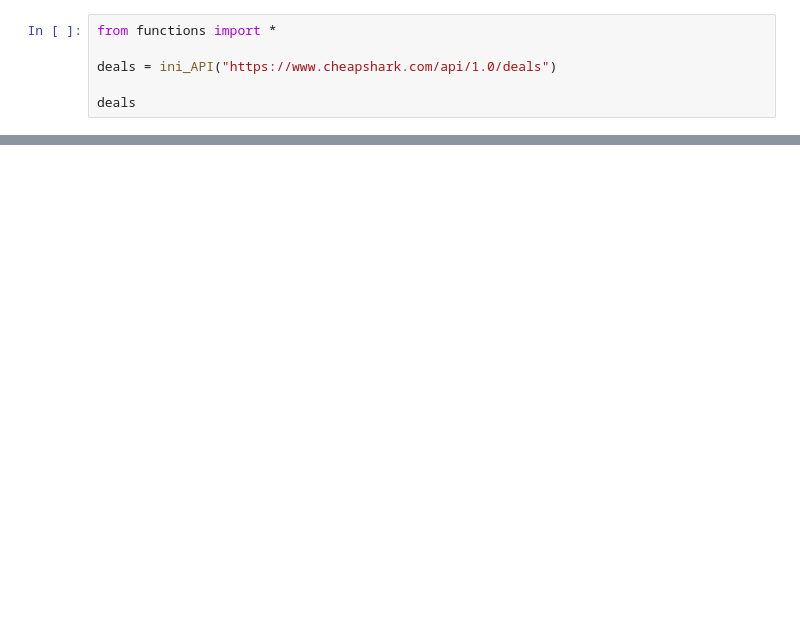
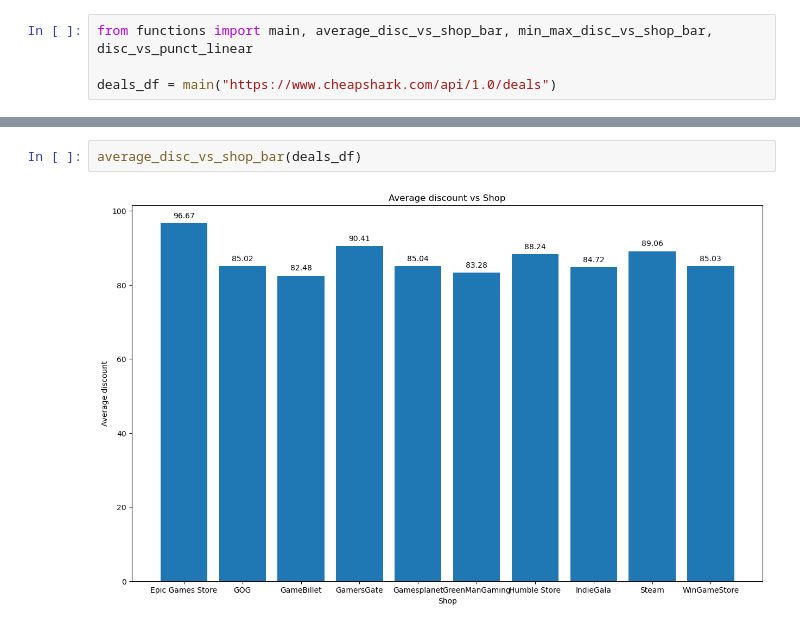
Before and after one commit to ivanalonsom/Project3_DataAnalysis_Oriented_To_Sales_Strategies, a Jupyter notebook: main.ipynb, the cells around one changed output, grey strips where cells are left out. Cells and saved outputs as stored; diff of their text form; blank space fills up the shorter version.

```diff
--- a/main.ipynb
+++ b/main.ipynb
@@ -1,6 +1,4 @@
 # %%
-from functions import *
+from functions import main, average_disc_vs_shop_bar, min_max_disc_vs_shop_bar, disc_vs_punct_linear
 
-deals = ini_API("https://www.cheapshark.com/api/1.0/deals")
-
-deals
+deals_df = main("https://www.cheapshark.com/api/1.0/deals")
@@ -24,0 +14,4 @@ deals
+# %%
+average_disc_vs_shop_bar(deals_df)
+# %% [output]
+[figure, added]
```
Also changed, not shown: parts of 6 cells of this notebook, 4 other files.
